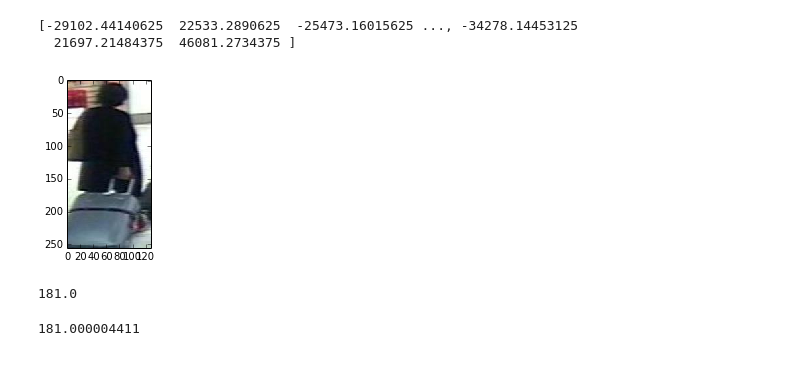
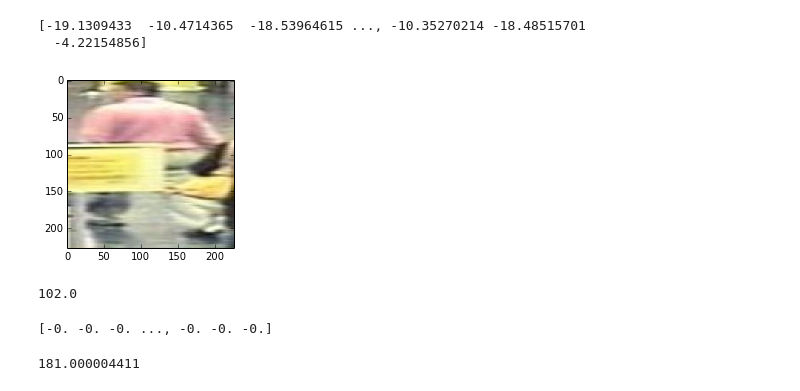
Before and after one commit to agjayant/caffe-Person-ReID, a Jupyter notebook: rank_scripts/Multi_Debug.ipynb, the cells around one changed output. Cells and saved outputs as stored; diff of their text form; code cells hidden in the pictures.

```diff
--- a/rank_scripts/Multi_Debug.ipynb
+++ b/rank_scripts/Multi_Debug.ipynb
@@ -20,8 +20,8 @@ import os
 # %%
 caffe.set_device(0)
 caffe.set_mode_gpu()
-net = caffe.Net(caffe_root +  'rank_scripts/multi/deploy_multinet2.prototxt',
-                caffe_root + 'rank_scripts/models100/_iter_802.caffemodel',
+net = caffe.Net(caffe_root +  'rank_scripts/multi/deploy_multinet.prototxt',
+                caffe_root + 'rank_scripts/models103/_iter_500.caffemodel',
                 caffe.TEST)# input preprocessing: 'data'is the name of the input blob == net.inputs[0]
 transformer = caffe.io.Transformer({'data': net.blobs['data'].data.shape})
 transformer.set_transpose('data', (2,0,1))
@@ -33,21 +33,25 @@ net.blobs['data'].reshape(50,3,256,128)
 # %%
 #query_image_path = '/home/jayant/caffe-Person-ReID_triplet/rank_scripts/images_market/0004_c1s6_016996_00.jpg'
-query_image_path = '/home/jayant/vision/PETA/i-LID_resize/archive/0001_001.jpg'
+query_image_path = '/home/jayant/vision/PETA/i-LID_alex/archive/0002_004.jpg'
 query_image = caffe.io.load_image(query_image_path)
 net.blobs['data'].data[...] = transformer.preprocess('data', query_image)
 out = net.forward()
 vector_query = out['fc7'][0]
 plt.figure(figsize=(3,3))
 plt.imshow(query_image)
 print vector_query
 # %% [output]
-[-29102.44140625  22533.2890625  -25473.16015625 ..., -34278.14453125
-  21697.21484375  46081.2734375 ]
+[-19.1309433  -10.4714365  -18.53964615 ..., -10.35270214 -18.48515701
+  -4.22154856]
-[figure, old version]
+[figure, new version]
 # %%
-print net.blobs['data'].data[...][0][2][255][127]
+print net.blobs['data'].data[...][0][2][222][127]
 # %% [output]
-181.0
+102.0
+# %%
+print net.blobs['fc6'].data[...][0]
+# %% [output]
+[-0. -0. -0. ..., -0. -0. -0.]
 # %%
 print query_image[255][127][0]*255
 # %% [output]
```
Also changed, not shown: parts of 5 cells of this notebook, 2 other files.
